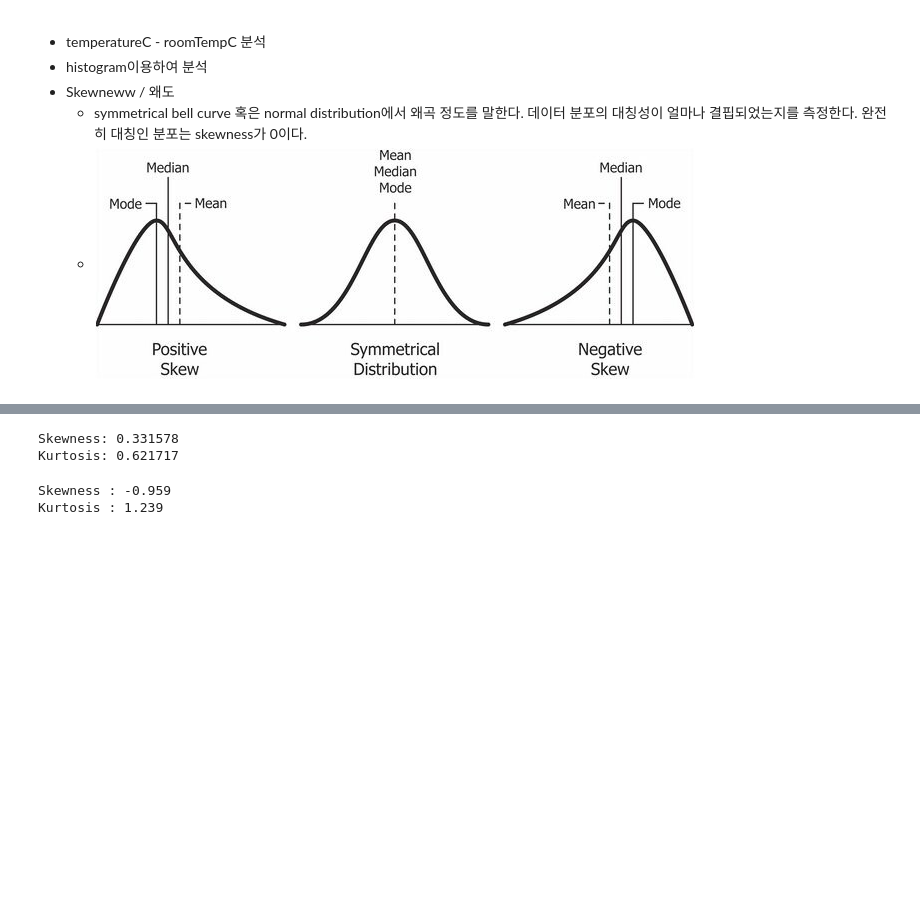
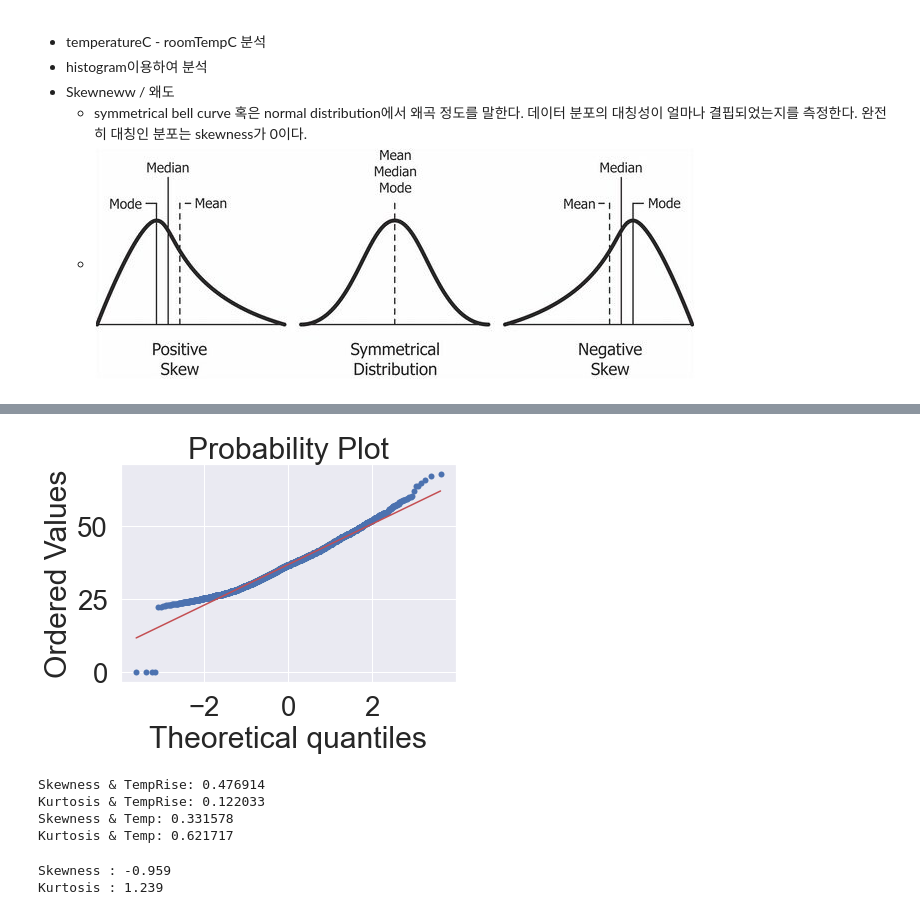
Before and after one commit to Hot-KimChi/ML_DL_study, a Jupyter notebook: Temperature measurement.ipynb, the cells around one changed output, grey strips where cells are left out. Saved outputs shown, nothing was run; the diff lists cells and outputs as text; code cells hidden in the pictures; blank space fills up the shorter version.

Commit message:
1) skewneww and kurtosis update

```diff
--- a/Temperature measurement.ipynb
+++ b/Temperature measurement.ipynb
@@ -235,11 +243,20 @@ res = stats.probplot(TemperatureRise, plot=plt)
 [figure]
+# %%
+res = stats.probplot(Temperature, plot=plt)
+# %% [output]
+[figure, added]
 # %%
 #skewness and kurtosis
-print("Skewness: %f" % TemperatureRise.skew())
-print("Kurtosis: %f" % TemperatureRise.kurt())
+print("Skewness & TempRise: %f" % TemperatureRise.skew())
+print("Kurtosis & TempRise: %f" % TemperatureRise.kurt())
+
+print("Skewness & Temp: %f" % Temperature.skew())
+print("Kurtosis & Temp: %f" % Temperature.kurt())
 # %% [output]
-Skewness: 0.331578
-Kurtosis: 0.621717
+Skewness & TempRise: 0.476914
+Kurtosis & TempRise: 0.122033
+Skewness & Temp: 0.331578
+Kurtosis & Temp: 0.621717
 # %%
 log_temp_rise = np.log1p(TemperatureRise)
 
```
Also changed, not shown: parts of 2 cells of this notebook.
